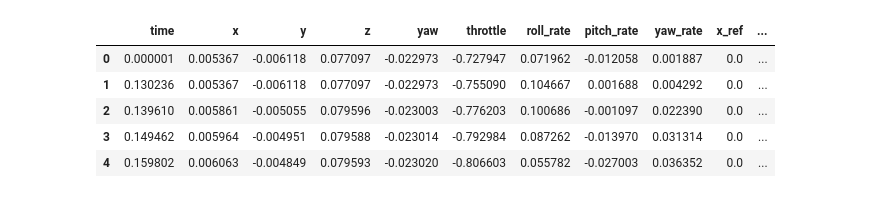
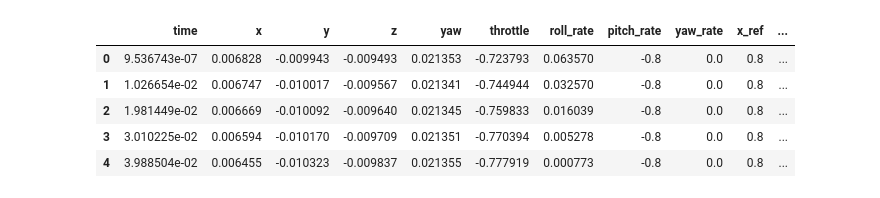
Before and after one commit to evannsm/test_stuff, a Jupyter notebook: final_wardi_files/src/quad_newton_raphson/quad_newton_raphson/data_analysis/updated_data_analysis.ipynb, the cells around one changed output. Cells and saved outputs as stored; diff of their text form; code cells hidden in the pictures.

```diff
--- a/final_wardi_files/src/quad_newton_raphson/quad_newton_raphson/data_analysis/updated_data_analysis.ipynb
+++ b/final_wardi_files/src/quad_newton_raphson/quad_newton_raphson/data_analysis/updated_data_analysis.ipynb
@@ -2,19 +2,19 @@
 import pandas as pd
 from utils import make_plot, rmse
 # %%
-log_file_path = 'log1.log' #wardi_hover_cpp0.log'
+log_file_path = 'loggy.log' #wardi_hover_cpp0.log'
 # Reading the .log file into a pandas DataFrame
 df_log = pd.read_csv(log_file_path, header=0, dtype={'metadata': str})
 
 # Display the first few rows to confirm successful import
 df_log.head()
 # %% [output]
 |  | time | x | y | z | yaw | throttle | roll_rate | pitch_rate | yaw_rate | x_ref | ... |
-| 0 | 0.000001 | 0.005367 | -0.006118 | 0.077097 | -0.022973 | -0.727947 | 0.071962 | -0.012058 | 0.001887 | 0.0 | ... |
-| 1 | 0.130236 | 0.005367 | -0.006118 | 0.077097 | -0.022973 | -0.755090 | 0.104667 | 0.001688 | 0.004292 | 0.0 | ... |
-| 2 | 0.139610 | 0.005861 | -0.005055 | 0.079596 | -0.023003 | -0.776203 | 0.100686 | -0.001097 | 0.022390 | 0.0 | ... |
-| 3 | 0.149462 | 0.005964 | -0.004951 | 0.079588 | -0.023014 | -0.792984 | 0.087262 | -0.013970 | 0.031314 | 0.0 | ... |
-| 4 | 0.159802 | 0.006063 | -0.004849 | 0.079593 | -0.023020 | -0.806603 | 0.055782 | -0.027003 | 0.036352 | 0.0 | ... |
+| 0 | 9.536743e-07 | 0.006828 | -0.009943 | -0.009493 | 0.021353 | -0.723793 | 0.063570 | -0.8 | 0.0 | 0.8 | ... |
+| 1 | 1.026654e-02 | 0.006747 | -0.010017 | -0.009567 | 0.021341 | -0.744944 | 0.032570 | -0.8 | 0.0 | 0.8 | ... |
+| 2 | 1.981449e-02 | 0.006669 | -0.010092 | -0.009640 | 0.021345 | -0.759833 | 0.016039 | -0.8 | 0.0 | 0.8 | ... |
+| 3 | 3.010225e-02 | 0.006594 | -0.010170 | -0.009709 | 0.021351 | -0.770394 | 0.005278 | -0.8 | 0.0 | 0.8 | ... |
+| 4 | 3.988504e-02 | 0.006455 | -0.010323 | -0.009837 | 0.021355 | -0.777919 | 0.000773 | -0.8 | 0.0 | 0.8 | ... |
 # %%
 print(f"This data comes from: {df_log['metadata'][0]}")
 print(f"Predictor was: {df_log['metadata'][1]}")
```
Also changed, not shown: parts of 3 cells of this notebook, 7 other files.
